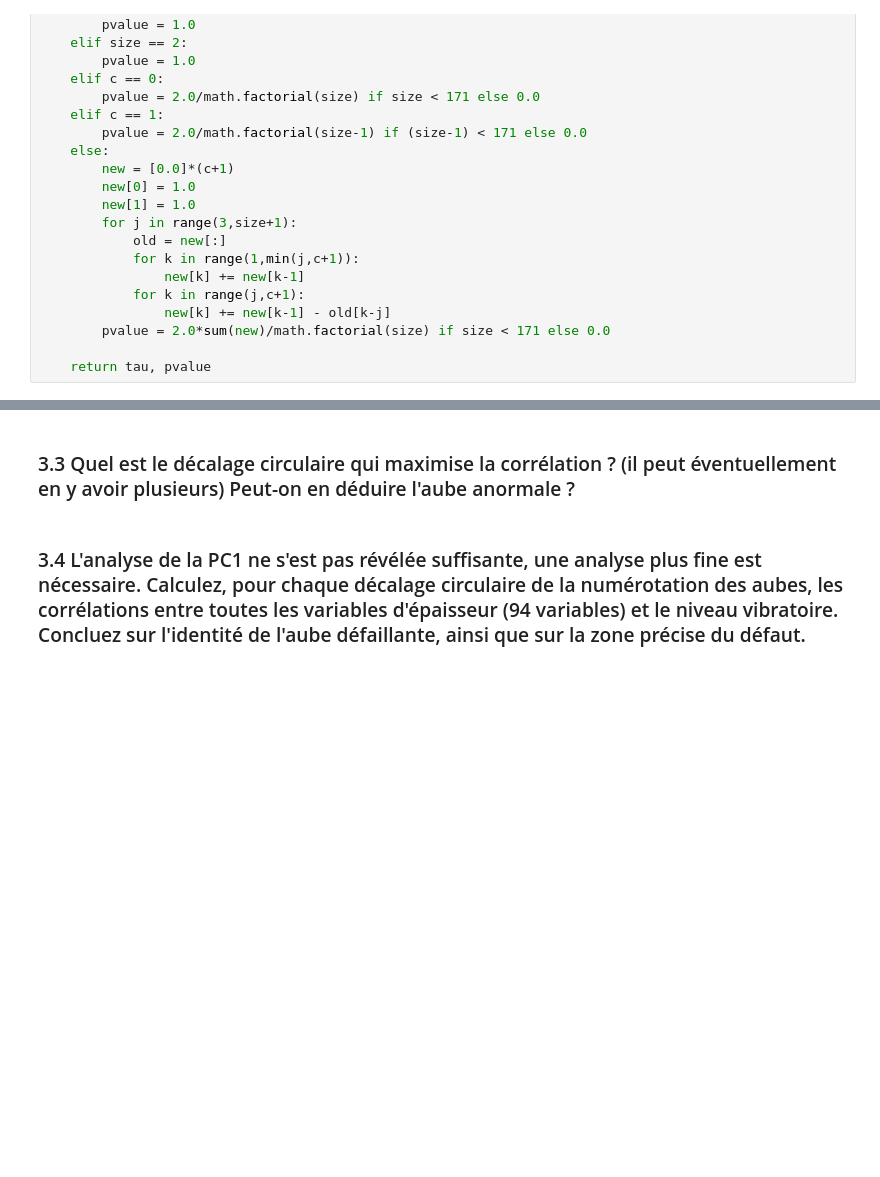
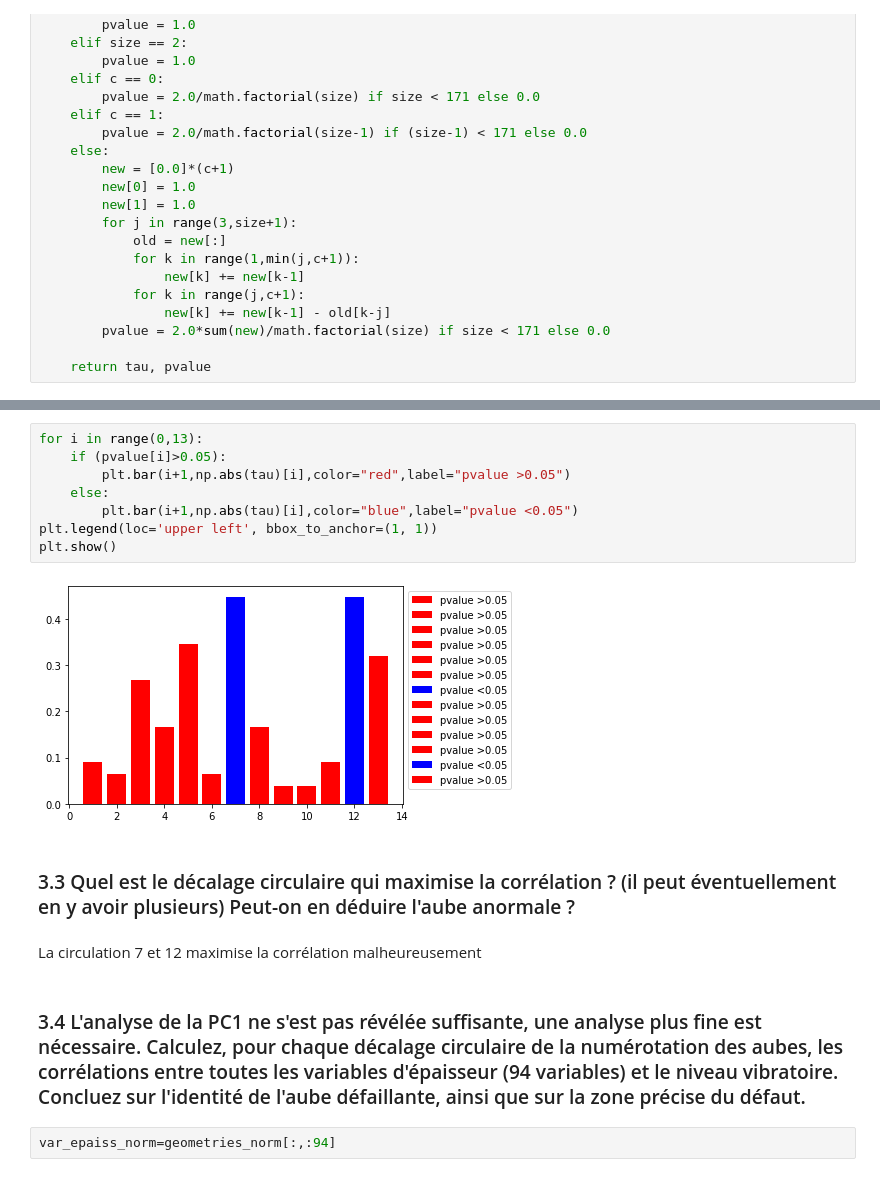
Before and after one commit to Thomasb-ing/TD-Stat-descriptive, a Jupyter notebook: TD4/TD4.ipynb, the cells around one changed output, grey strips where cells are left out. Saved outputs shown, nothing was run; the diff lists cells and outputs as text; blank space fills up the shorter version.

```diff
--- a/TD4/TD4.ipynb
+++ b/TD4/TD4.ipynb
@@ -347,4 +422,18 @@ def kendall_tau(x, y):
+# %%
+for i in range(0,13):
+	if (pvalue[i]>0.05):
+		plt.bar(i+1,np.abs(tau)[i],color="red",label="pvalue >0.05")
+	else:
+		plt.bar(i+1,np.abs(tau)[i],color="blue",label="pvalue <0.05")
+plt.legend(loc='upper left', bbox_to_anchor=(1, 1))
+plt.show()
+# %% [output]
+[figure, added]
 # %% [markdown]
 ### 3.3 Quel est le décalage circulaire qui maximise la corrélation ? (il peut éventuellement en y avoir plusieurs) Peut-on en déduire l'aube anormale ?
+# %% [markdown]
+La circulation 7 et 12 maximise la corrélation malheureusement
 # %% [markdown]
 ### 3.4 L'analyse de la PC1 ne s'est pas révélée suffisante, une analyse plus fine est nécessaire. Calculez, pour chaque décalage circulaire de la numérotation des aubes, les corrélations entre toutes les variables d'épaisseur (94 variables) et le niveau vibratoire. Concluez sur l'identité de l'aube défaillante, ainsi que sur la zone précise du défaut.
+# %%
+var_epaiss_norm=geometries_norm[:,:94]
```
Also changed, not shown: parts of 19 cells of this notebook.
